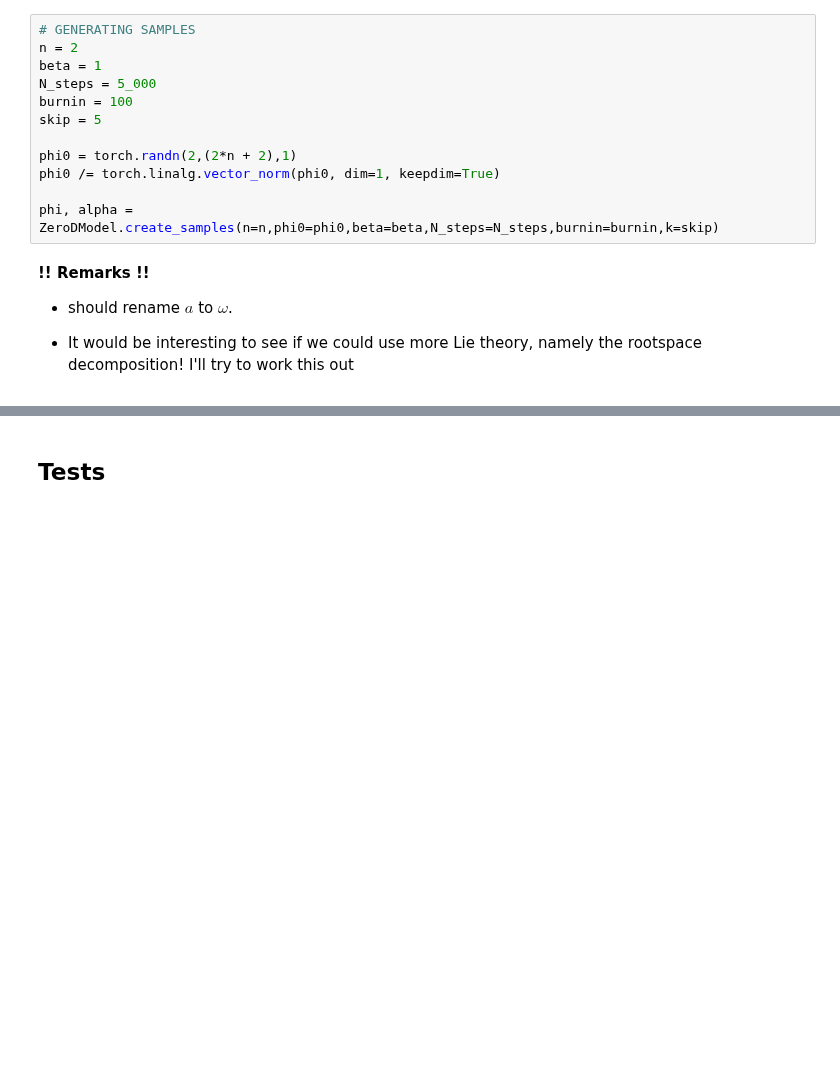
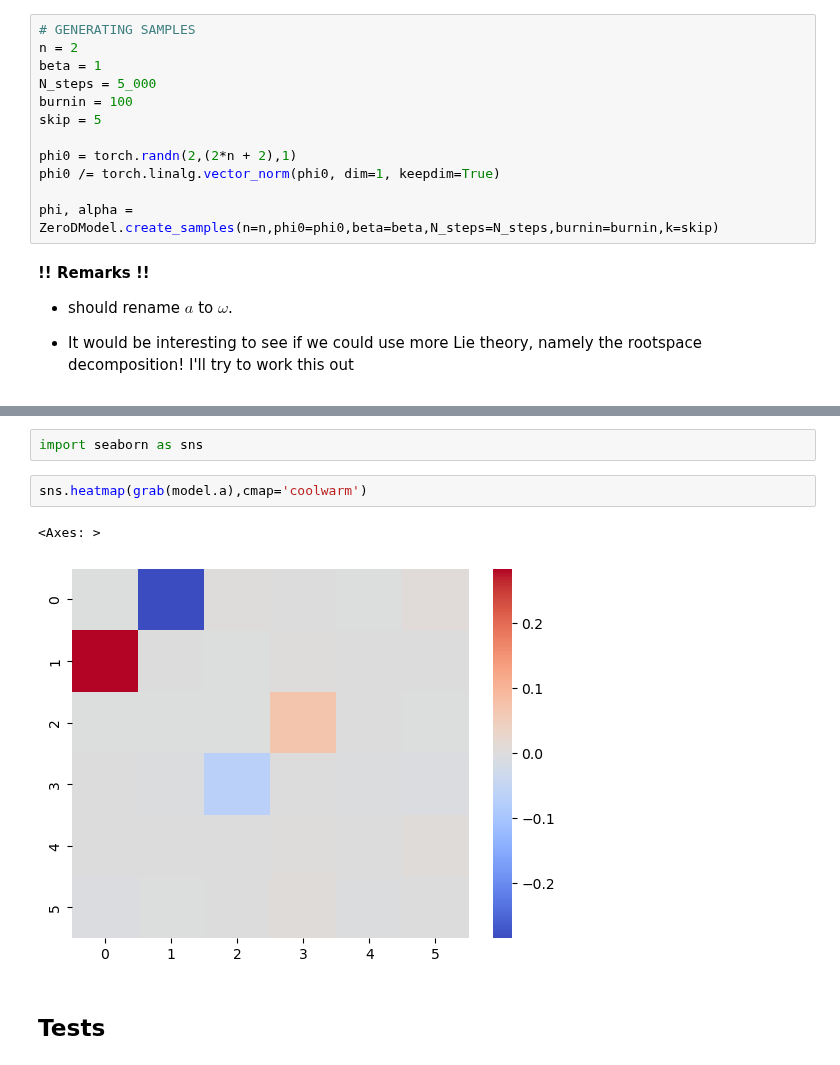
Before and after one commit to dHuberYoumans/CPNStN, a Jupyter notebook: toy_model/toy_model.ipynb, the cells around one changed output, grey strips where cells are left out. Drawn from its saved outputs; the diff is of its cells as text; blank space fills up the shorter version.

```diff
--- a/toy_model/toy_model.ipynb
+++ b/toy_model/toy_model.ipynb
@@ -1407,3 +1406,10 @@ plt.tight_layout();
+# %%
+import seaborn as sns
+# %%
+sns.heatmap(grab(model.a),cmap='coolwarm')
+# %% [output]
+<Axes: >
+[figure, added]
 # %% [markdown]
 ## Tests
 # %%
```
Also changed, not shown: parts of 3 cells of this notebook.
